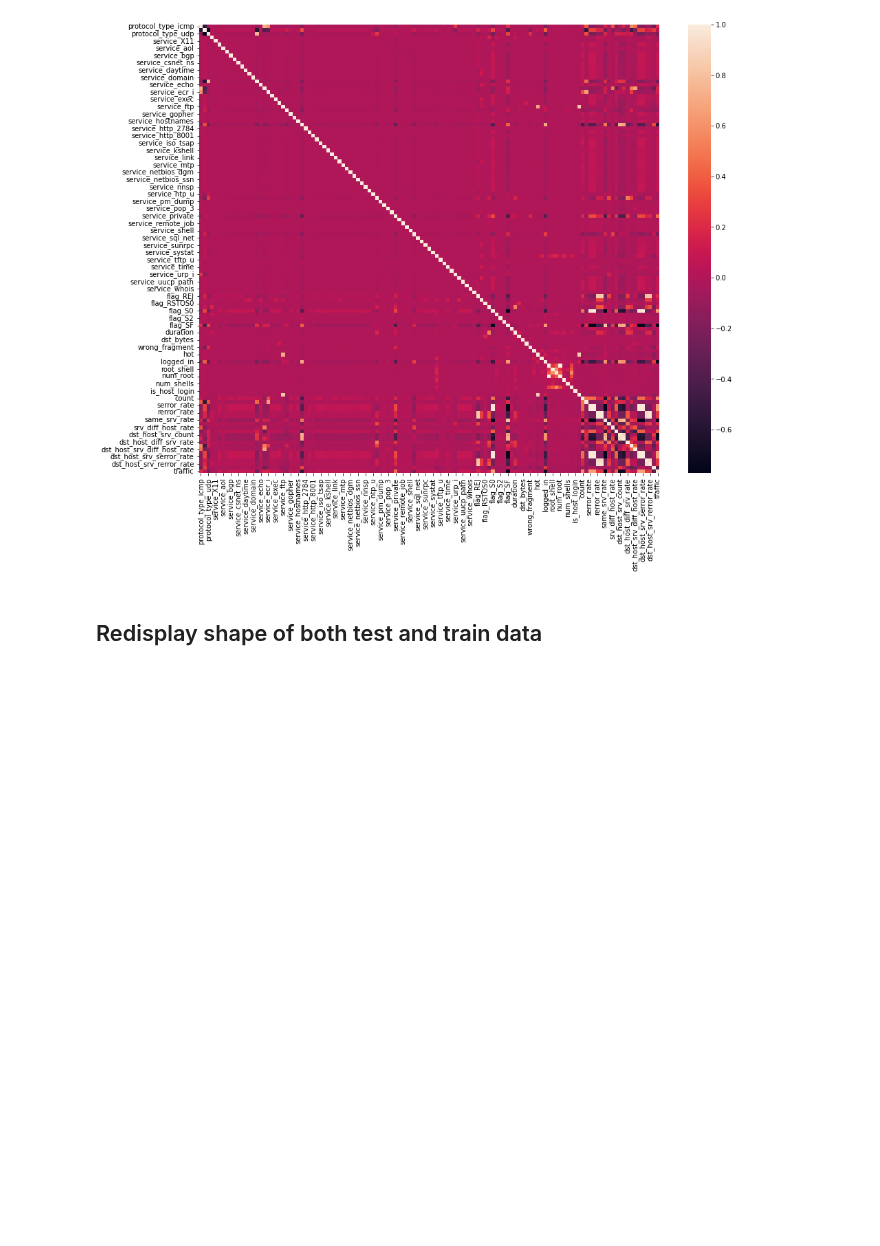
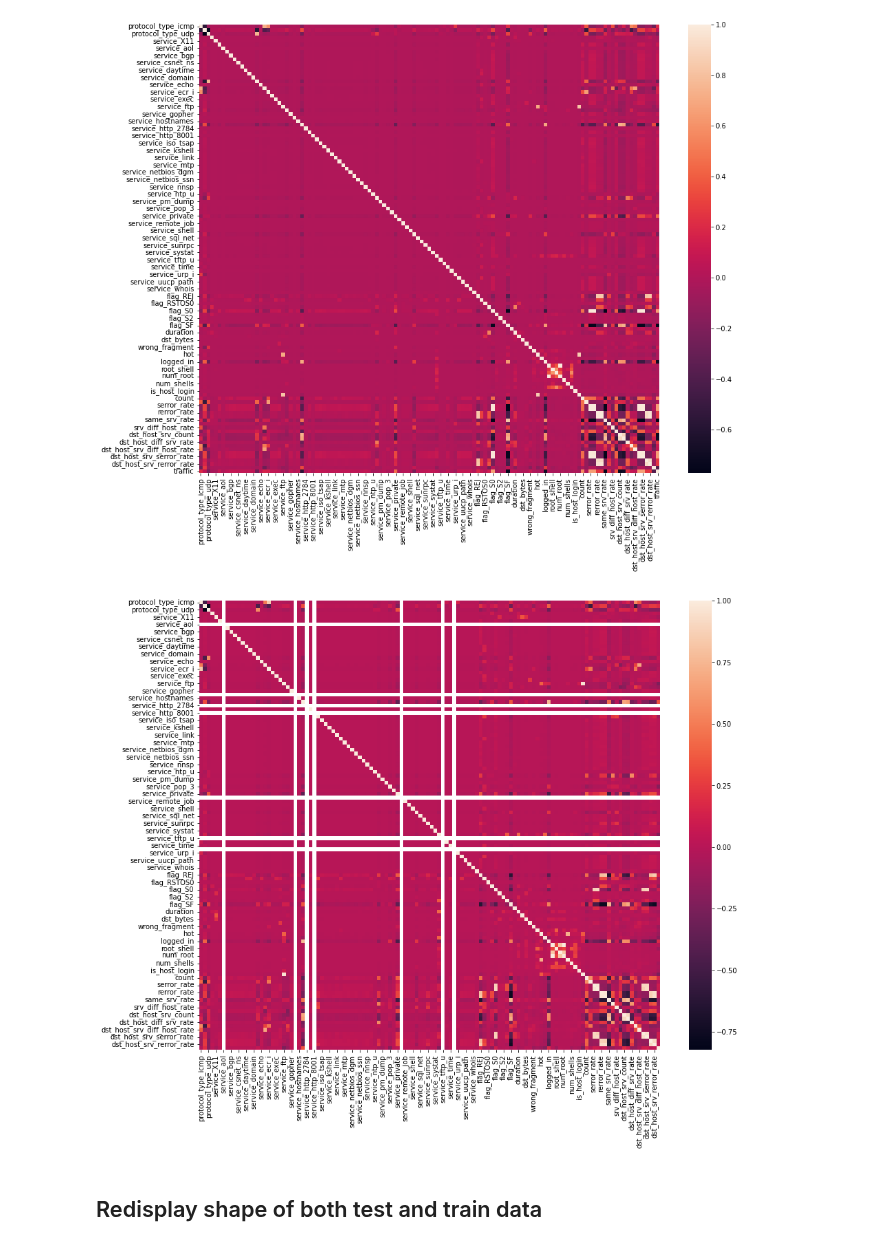
Before and after one commit to ClockWize171/network-traffic-analysis-tensorflow, a Jupyter notebook: kdd19-analysis.ipynb, the cells around one changed output. Saved outputs shown, nothing was run; the diff lists cells and outputs as text; code cells hidden in the pictures; blank space fills up the shorter version.

```diff
--- a/kdd19-analysis.ipynb
+++ b/kdd19-analysis.ipynb
@@ -492,6 +461,14 @@ sns.heatmap(corr)
 plt.show()
 # %% [output]
 [figure]
+# %%
+# correlation for test dataset
+corr = test_data.corr()
+plt.figure(figsize=(15,12))
+sns.heatmap(corr)
+plt.show()
+# %% [output]
+[figure, added]
 # %% [markdown]
 ## Redisplay shape of both test and train data
 # %%
```
Also changed, not shown: parts of 16 cells of this notebook, 2 other files.
